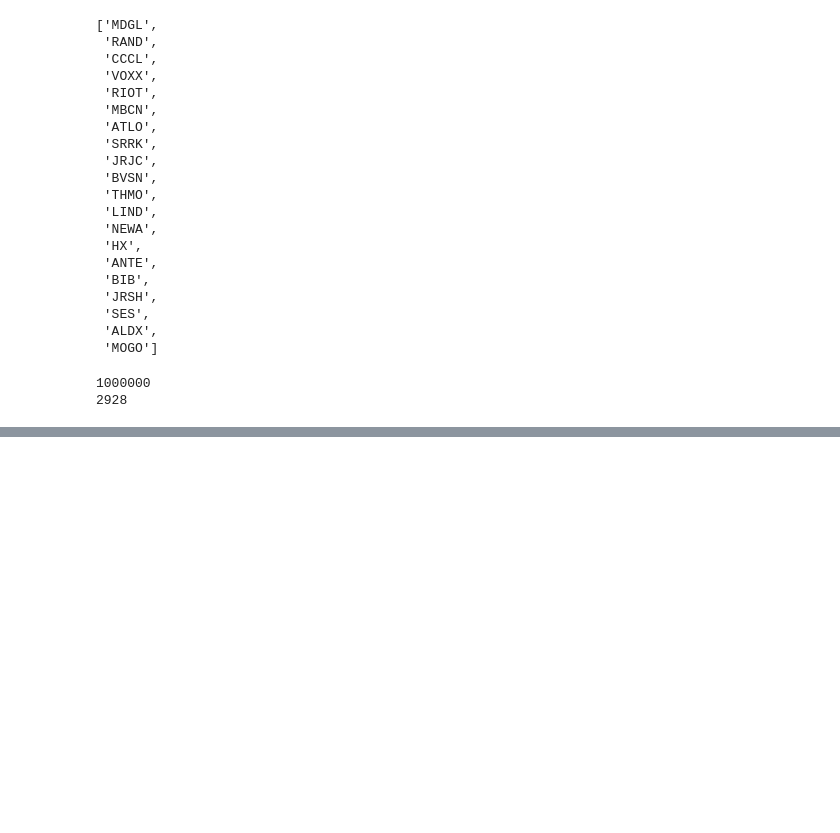
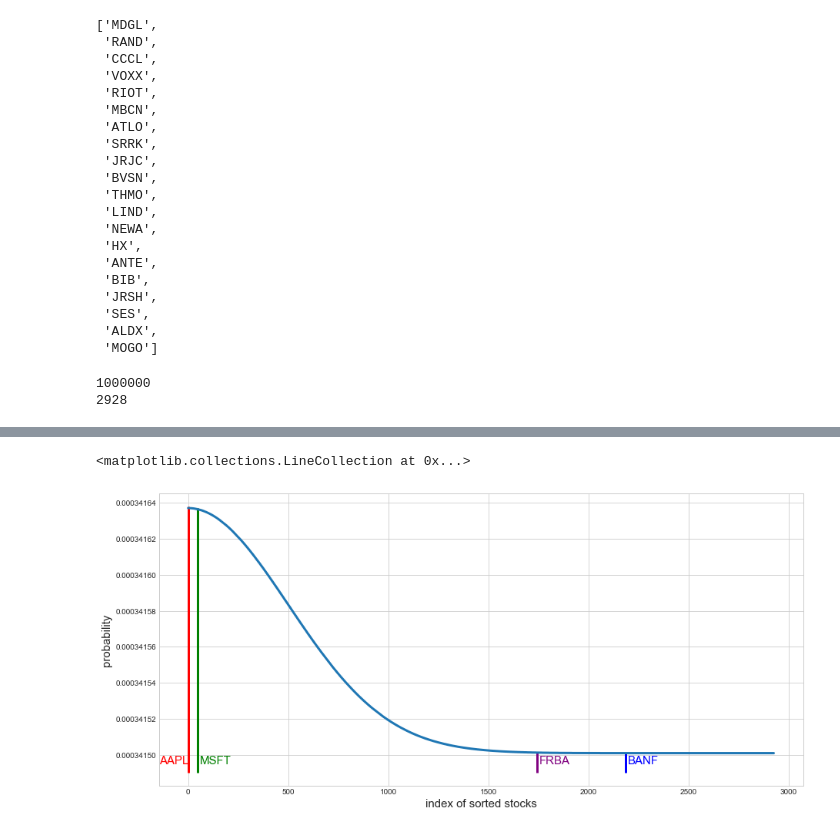
Before and after one commit to tianwu1119/deeplearning-seq2seq, a Jupyter notebook: stock2vec/raw_to_emb_train.ipynb, the cells around one changed output, grey strips where cells are left out. Cells and saved outputs as stored; diff of their text form; code cells hidden in the pictures; blank space fills up the shorter version.

```diff
--- a/stock2vec/raw_to_emb_train.ipynb
+++ b/stock2vec/raw_to_emb_train.ipynb
@@ -109,0 +140,14 @@ WARNING:gensim.models.deprecated.word2vec:Slow version of gensim.models.deprecat
+# %%
+with open("../Data/stocks_emb.order.txt", 'r') as f:
+    symbols_txt = f.readlines()
+
+with open("../Data/stocks_emb.order.idx", 'r') as f:
+    symbols_order = f.readlines()
+
+symbols_txt = [x.split(" ") for x in symbols_txt]
+# %%
+temp_ind = [x[0] for x in symbols_txt]
+AAPL_ind = [x=='AAPL' for x in temp_ind]
+AAPL_ind = [i for i, val in enumerate(AAPL_ind) if val][0]
+
+AAPL_ind
@@ -109,0 +156,10 @@ WARNING:gensim.models.deprecated.word2vec:Slow version of gensim.models.deprecat
+# %%
+AAPL_prior_dist = pd.concat([pd.Series(temp_ind), pd.Series(dist_data[AAPL_ind,:])], axis=1)
+AAPL_prior_dist = AAPL_prior_dist.sort_values([1], ascending=False)
+AAPL_prior_dist = AAPL_prior_dist.reset_index()
+# %%
+MSFT_ind = AAPL_prior_dist.index[AAPL_prior_dist[0] == 'MSFT'].tolist()[0]
+FRBA_ind = AAPL_prior_dist.index[AAPL_prior_dist[0] == 'FRBA'].tolist()[0]
+BANF_ind = AAPL_prior_dist.index[AAPL_prior_dist[0] == 'BANF'].tolist()[0]
+
+[MSFT_ind, FRBA_ind, BANF_ind]
@@ -109,0 +184,22 @@ WARNING:gensim.models.deprecated.word2vec:Slow version of gensim.models.deprecat
+# %%
+n = 2928
+
+f = plt.figure(figsize = (15,7))
+plt.plot(list(range(n)), AAPL_prior_dist[1][0:n], linewidth=3)
+plt.xlabel('index of sorted stocks', size=15)
+plt.ylabel('probability', size=15)
+
+plt.annotate('AAPL', (-145, 0.000341495), size=15, color='red')
+plt.vlines(0, 0.00034149, 0.000341638, color='red', linewidth=3)
+
+plt.annotate('MSFT', (MSFT_ind+10, 0.000341495), size=15, color='green')
+plt.vlines(MSFT_ind, 0.00034149, 0.000341637, color='green', linewidth=3)
+
+plt.annotate('FRBA', (FRBA_ind+10, 0.000341495), size=15, color='purple')
+plt.vlines(FRBA_ind, 0.00034149, 0.000341501, color='purple', linewidth=3)
+
+plt.annotate('BANF', (BANF_ind+10, 0.000341495), size=15, color='blue')
+plt.vlines(BANF_ind, 0.00034149, 0.000341501, color='blue', linewidth=3)
+# %% [output]
+<matplotlib.collections.LineCollection at 0x...>
+[figure, added]
```
Also changed, not shown: parts of 15 cells of this notebook, 10 other files.
